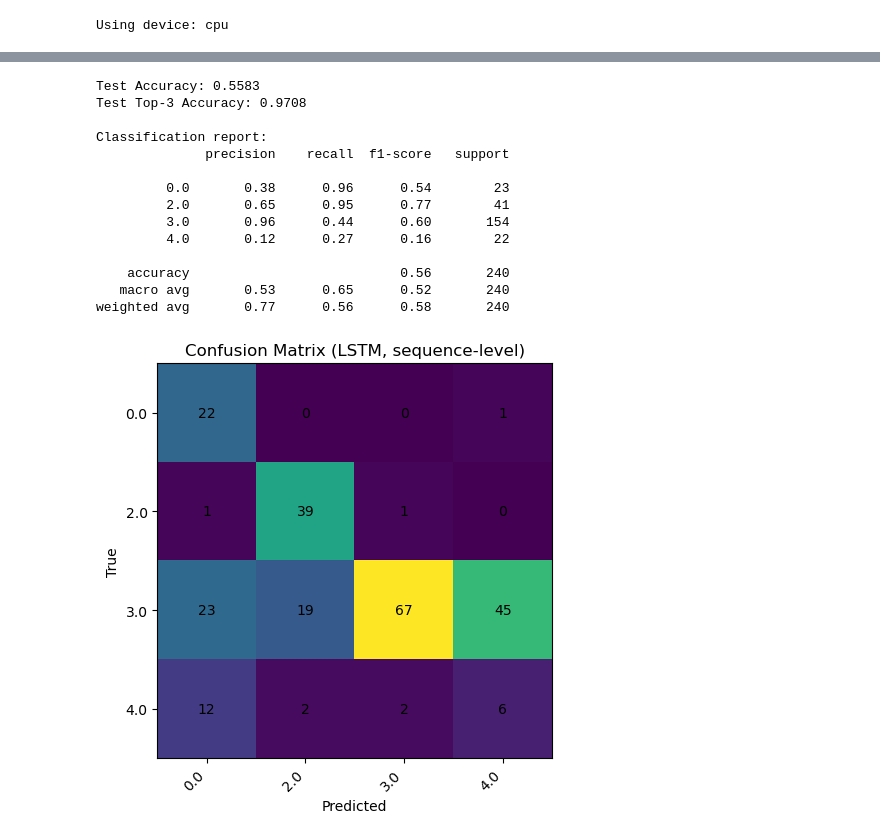
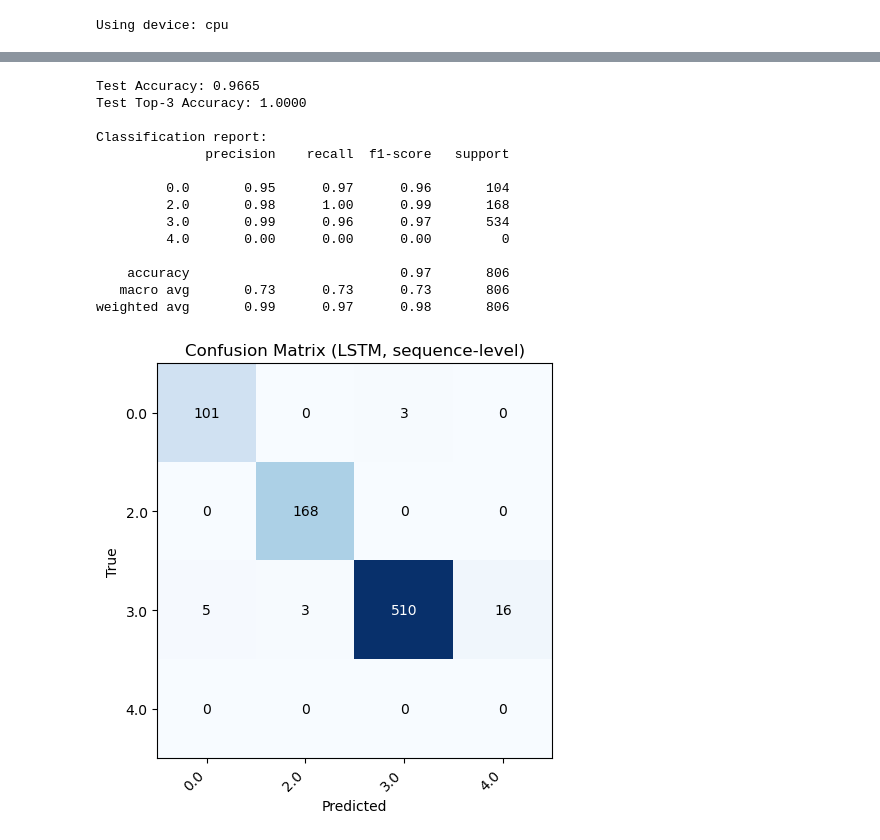
Before and after one commit to zebborjesson/tra300-ski-technique-classification, a Jupyter notebook: code/lstm.ipynb, the cells around one changed output, grey strips where cells are left out. Drawn from its saved outputs; the diff is of its cells as text; code cells hidden in the pictures.

```diff
--- a/code/lstm.ipynb
+++ b/code/lstm.ipynb
@@ -27,7 +27,7 @@ Using device: cpu
 # %%
 # Cell 2: Read data & basic config
 
-folder_path = "/home/zebborjesson/Documents/school/tra300_digitalization_in_sports/tra300-ski-technique-classification/data_sync/outputs/raw outputs"
+folder_path = "/home/zebborjesson/Documents/school/tra300_digitalization_in_sports/tra300-ski-technique-classification/data_sync/outputs"
 
 csv_files = [f for f in os.listdir(folder_path) if f.endswith('.csv') and "NR" in f]
 
@@ -40,17 +40,12 @@ for file in csv_files:
 # ==== CONFIG ====
 TEST_FILE = "BIA24-3_NR_merged_with_gear.csv"  # one file as test set
 
-input_cols = [
-    "ns2:Speed", "power_w", "frequency_ppm",
-    "thrust_left_ms", "thrust_right_ms",
-    "impulse_left_ns", "impulse_right_ns",
-    "force_meanl_n", "force_meanr_n", "f_tot_mean_n"
-]
+input_cols = ['speed_kmph', 'power_w', 'frequency_ppm', 'thrust_left_ms', 'thrust_right_ms', 'impulse_left_ns', 'impulse_right_ns', 'force_meanl_n', 'force_meanr_n', 'f_tot_mean_n', 'ns1:AltitudeMeters', 'ns2:Speed', 'ns2:RunCadence', 'ns2:Watts']
 output_cols = ["Gear"]
 
 # LSTM sequence config
-SEQ_LEN = 10   # <-- choose your sequence length here
-STEP    = 5   # stride between sequence start positions
+SEQ_LEN = 5   # <-- choose your sequence length here
+STEP    = 1   # stride between sequence start positions
 
 print("Loaded CSV files:")
 for k in sorted(dataframes.keys()):
@@ -438,8 +385,8 @@ LSTMClassifier(
 # %%
 # Cell 8: Training loop
 
-EPOCHS = 150
-BATCH_SIZE = 64
+EPOCHS = 200
+BATCH_SIZE = 128
 PRINT_EVERY = 1
 
 def batches(X, y, batch_size):
@@ -543,46 +490,54 @@ with torch.no_grad():
     test_probs = torch.softmax(test_logits, dim=1).cpu().numpy()
     pred_labels = test_probs.argmax(axis=1)
 
 y_true = y_test_t.cpu().numpy()
 
+# 1. Standard Accuracy
 acc = accuracy_score(y_true, pred_labels)
-top3 = top_k_accuracy_score(y_true, test_probs, k=min(3, num_classes))
+
+# 2. Fix for Top-k Error: Explicitly pass the list of all possible labels
+# This prevents the error when the test set is missing one or more gears.
+all_labels = np.arange(num_classes)  # [0, 1, 2, 3] if num_classes=4
+top3 = top_k_accuracy_score(y_true, test_probs, k=min(3, num_classes), labels=all_labels)
 
 print(f"Test Accuracy: {acc:.4f}")
 print(f"Test Top-3 Accuracy: {top3:.4f}\n")
 
+# 3. Classification Report
 target_names = list(label_encoder.classes_)
 print("Classification report:")
-print(classification_report(y_true, pred_labels, target_names=target_names))
+# Use labels=all_labels here too to force the report to show 0.0s for missing classes
+print(classification_report(y_true, pred_labels, target_names=target_names, labels=all_labels, zero_division=0))
 
-# Confusion matrix
-cm = confusion_matrix(y_true, pred_labels)
+# 4. Confusion Matrix
+cm = confusion_matrix(y_true, pred_labels, labels=all_labels)
 plt.figure(figsize=(6, 5))
-plt.imshow(cm, interpolation='nearest')
+plt.imshow(cm, interpolation='nearest', cmap=plt.cm.Blues) # Added colormap for better visibility
 plt.title('Confusion Matrix (LSTM, sequence-level)')
 plt.xlabel('Predicted')
 plt.ylabel('True')
 plt.xticks(ticks=np.arange(len(target_names)), labels=target_names, rotation=45, ha='right')
 plt.yticks(ticks=np.arange(len(target_names)), labels=target_names)
 
 for (i, j), v in np.ndenumerate(cm):
-    plt.text(j, i, str(v), ha='center', va='center')
+    color = "white" if cm[i, j] > cm.max() / 2 else "black"
+    plt.text(j, i, str(v), ha='center', va='center', color=color)
 
 plt.tight_layout()
 plt.show()
 # %% [output]
-Test Accuracy: 0.5583
-Test Top-3 Accuracy: 0.9708
+Test Accuracy: 0.9665
+Test Top-3 Accuracy: 1.0000
 
 Classification report:
               precision    recall  f1-score   support
 
-         0.0       0.38      0.96      0.54        23
-         2.0       0.65      0.95      0.77        41
-         3.0       0.96      0.44      0.60       154
-         4.0       0.12      0.27      0.16        22
+         0.0       0.95      0.97      0.96       104
+         2.0       0.98      1.00      0.99       168
+         3.0       0.99      0.96      0.97       534
+         4.0       0.00      0.00      0.00         0
 
-    accuracy                           0.56       240
-   macro avg       0.53      0.65      0.52       240
-weighted avg       0.77      0.56      0.58       240
+    accuracy                           0.97       806
+   macro avg       0.73      0.73      0.73       806
+weighted avg       0.99      0.97      0.98       806
-[figure, old version]
+[figure, new version]
```
Also changed, not shown: parts of 10 cells of this notebook, 1 other file.
